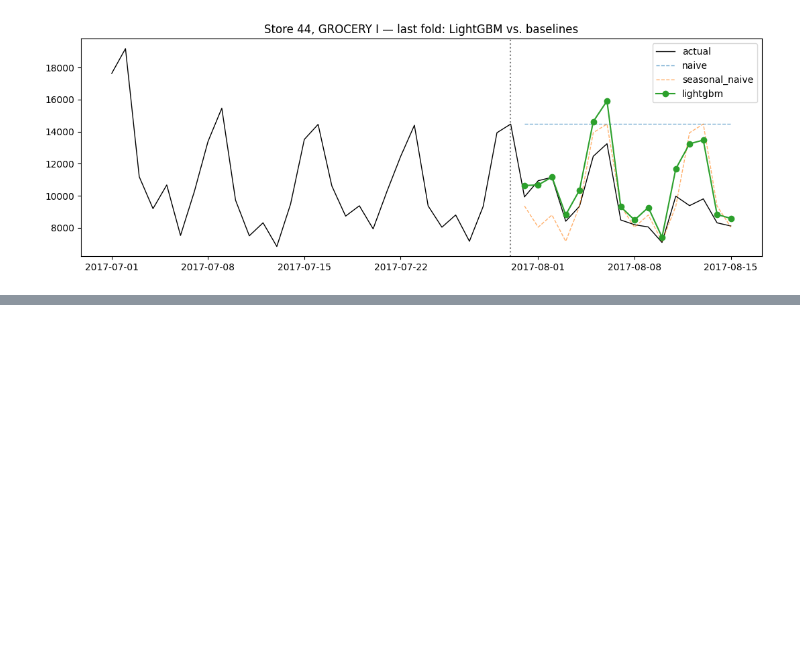
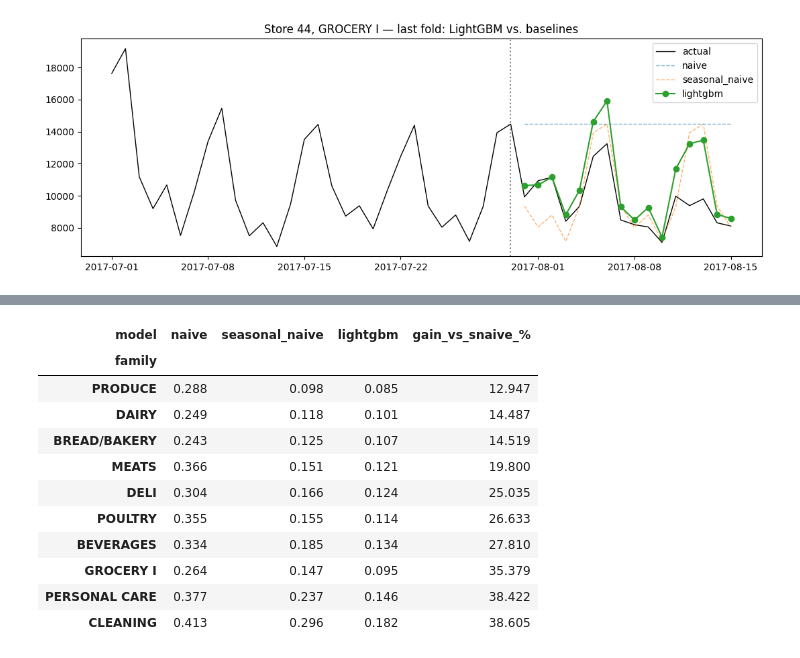
Before and after one commit to Mervecaliskann/retail-demand-forecasting, a Jupyter notebook: notebooks/forecasting.ipynb, the cells around one changed output, grey strips where cells are left out. Saved outputs shown, nothing was run; the diff lists cells and outputs as text; code cells hidden in the pictures; blank space fills up the shorter version.

```diff
--- a/notebooks/forecasting.ipynb
+++ b/notebooks/forecasting.ipynb
@@ -253,0 +305,19 @@ plt.tight_layout(); plt.savefig(data.FIG_DIR / "03_lightgbm_example.png", dpi=11
+# %%
+# Where is LightGBM better or worse? WAPE by family (all folds)
+# LightGBM nerede daha iyi veya kötü? Aileye göre WAPE (tüm fold'lar)
+by_fam = backtest.score(res, by=("family", "model")).pivot(index="family", columns="model", values="WAPE")[order]
+by_fam["gain_vs_snaive_%"] = (1 - by_fam.lightgbm / by_fam.seasonal_naive) * 100
+by_fam.sort_values("gain_vs_snaive_%").round(3)
+# %% [output]
+| model | naive | seasonal_naive | lightgbm | gain_vs_snaive_% |
+| family |  |  |  |  |
+| PRODUCE | 0.288 | 0.098 | 0.085 | 12.947 |
+| DAIRY | 0.249 | 0.118 | 0.101 | 14.487 |
+| BREAD/BAKERY | 0.243 | 0.125 | 0.107 | 14.519 |
+| MEATS | 0.366 | 0.151 | 0.121 | 19.800 |
+| DELI | 0.304 | 0.166 | 0.124 | 25.035 |
+| POULTRY | 0.355 | 0.155 | 0.114 | 26.633 |
+| BEVERAGES | 0.334 | 0.185 | 0.134 | 27.810 |
+| GROCERY I | 0.264 | 0.147 | 0.095 | 35.379 |
+| PERSONAL CARE | 0.377 | 0.237 | 0.146 | 38.422 |
+| CLEANING | 0.413 | 0.296 | 0.182 | 38.605 |
```
Also changed, not shown: parts of 4 cells of this notebook, 3 other files.
